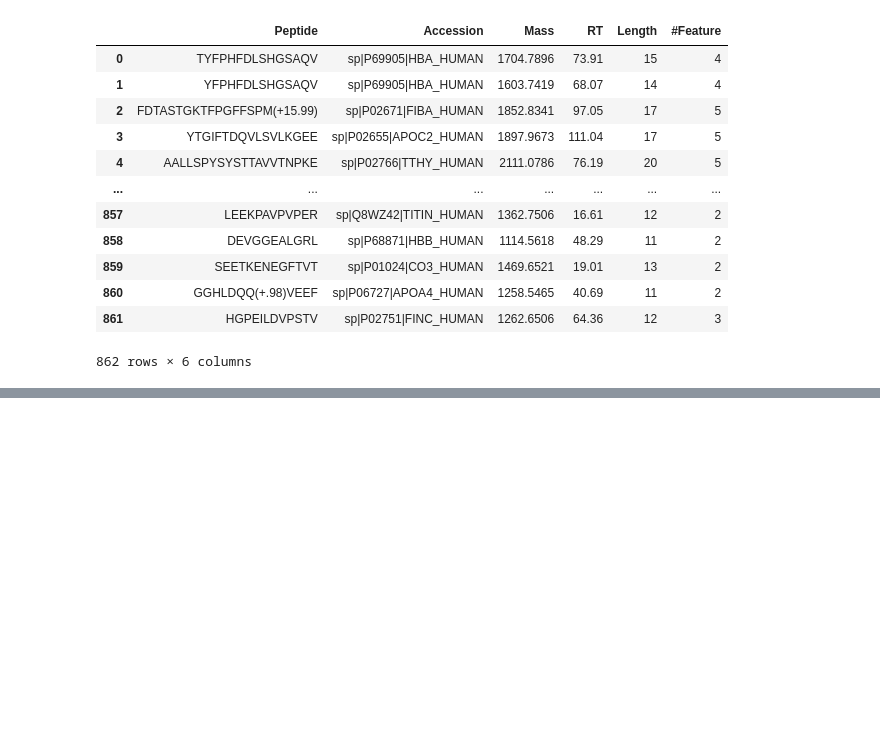
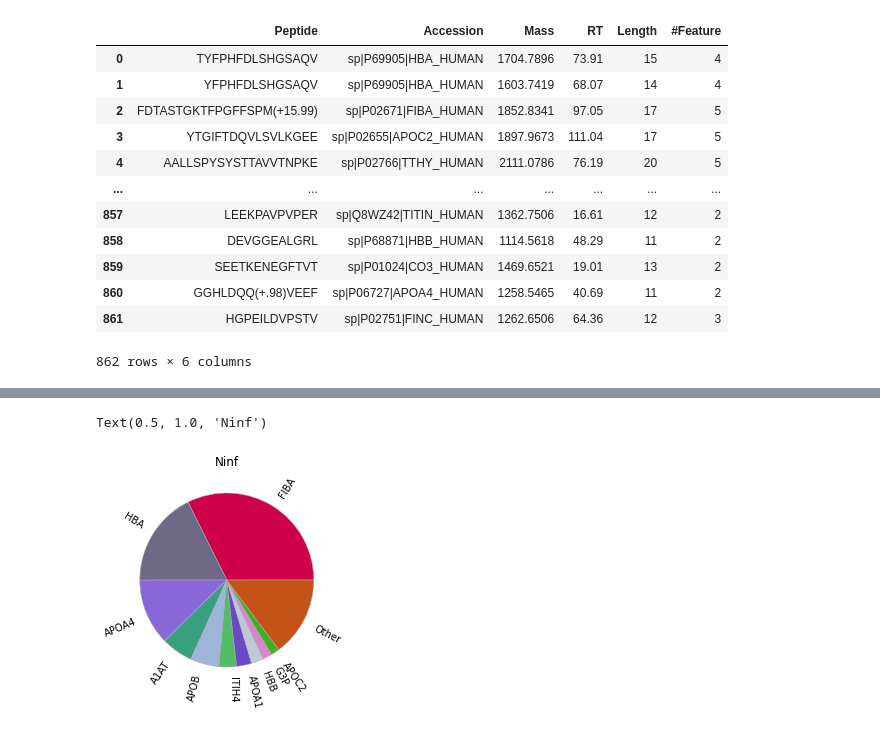
Before and after one commit to ErikHartman/peptidomic_py, a Jupyter notebook: methods.ipynb, the cells around one changed output, grey strips where cells are left out. Saved outputs shown, nothing was run; the diff lists cells and outputs as text; code cells hidden in the pictures; blank space fills up the shorter version.

```diff
--- a/methods.ipynb
+++ b/methods.ipynb
@@ -152,0 +183,18 @@ df_inter
+# %%
+colors=['#CF004A',
+'#6E6A86'
+,'#8967D9',
+'#39A07D',
+'#9DB5D9',
+'#54BB66',
+'#674BC2',
+'#C0C8D6',
+'#D785CC',
+'#3DB122',
+'#C35316',
+'#C690E9']
+df_misc.sum()
+len(df_imp)
+test =(list(df_imp.keys()))
+test.append('Other')
+test
@@ -152,0 +213,7 @@ df_inter
+# %%
+wp = { 'linewidth' : 0.5, 'edgecolor' : "#afabb3" }
+plt.pie(list(df_list_imp),labels = test , wedgeprops=wp, rotatelabels=True, colors=colors)
+plt.title('Ninf')
+# %% [output]
+Text(0.5, 1.0, 'Ninf')
+[figure, added]
```
Also changed, not shown: parts of 6 cells of this notebook.
